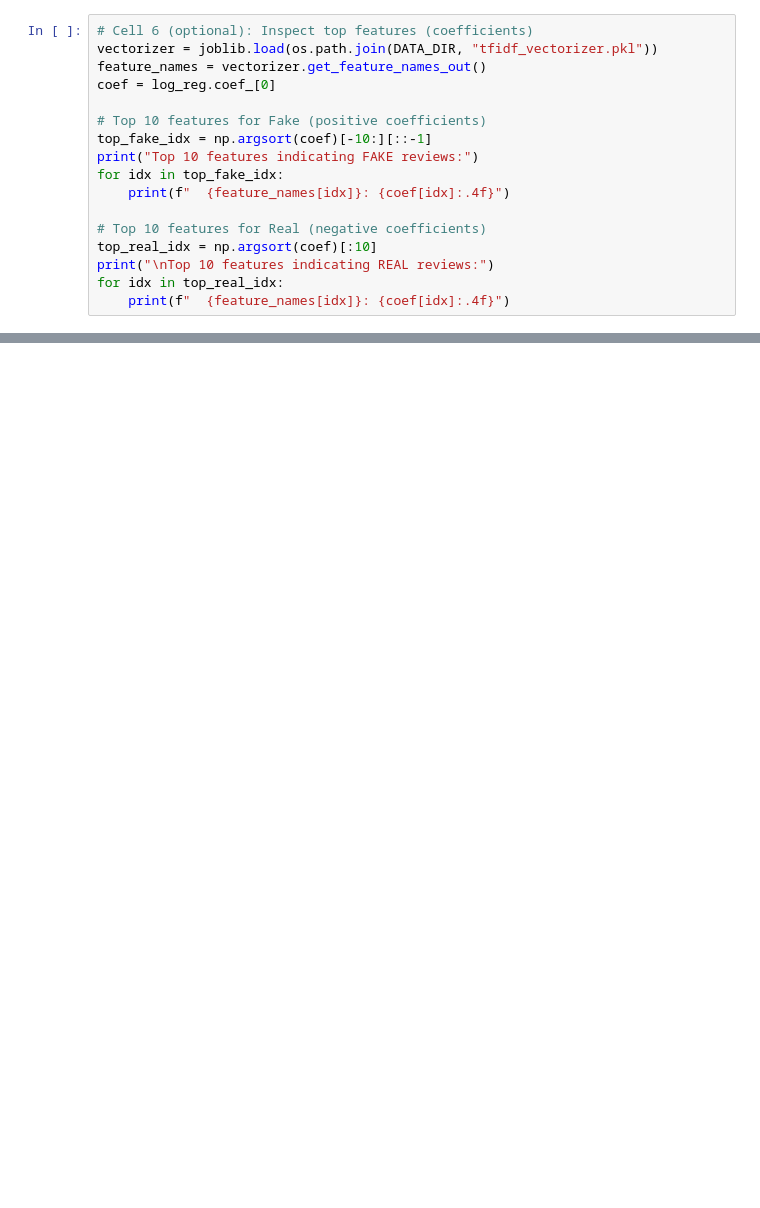
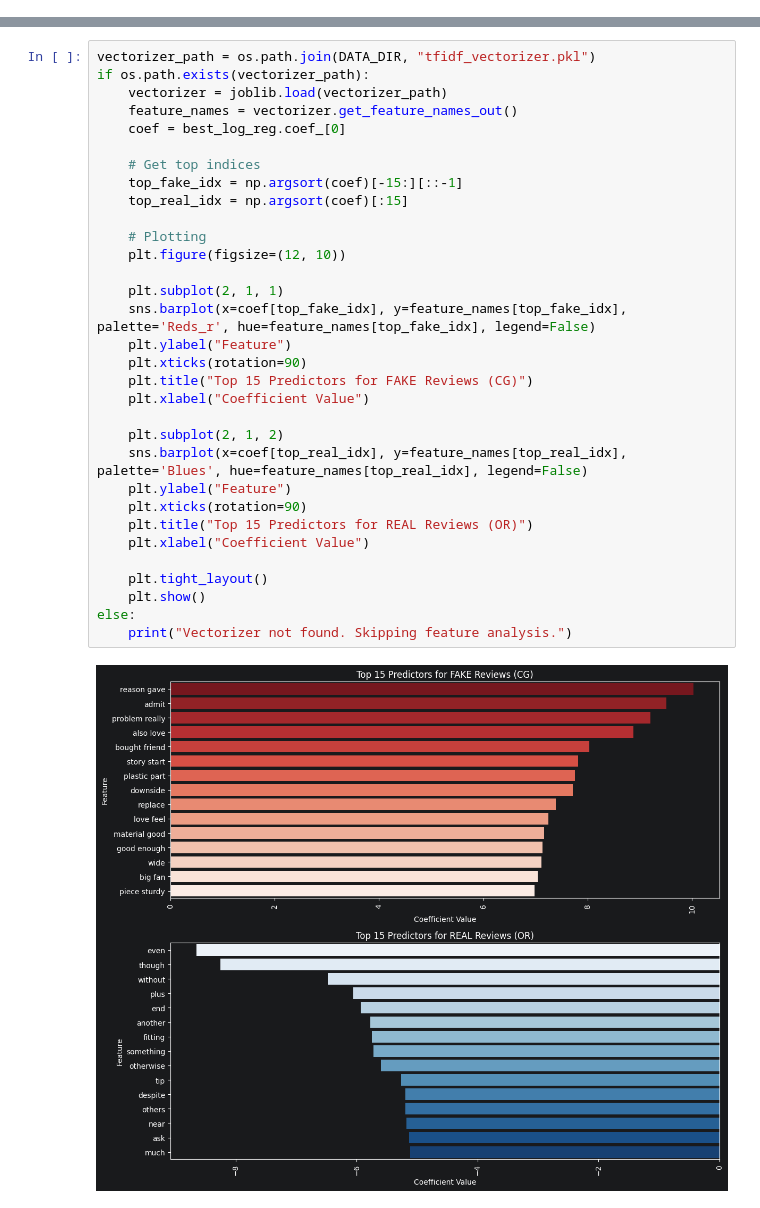
Before and after one commit to zAyman01/FakeReviewDetection, a Jupyter notebook: notebooks/logistic_regression.ipynb, the cells around one changed output, grey strips where cells are left out. Drawn from its saved outputs; the diff is of its cells as text; blank space fills up the shorter version.

```diff
--- a/notebooks/logistic_regression.ipynb
+++ b/notebooks/logistic_regression.ipynb
@@ -80,17 +149,0 @@ Model saved to ../data/processed\logreg_model.pkl
-# %%
-# Cell 6 (optional): Inspect top features (coefficients)
-vectorizer = joblib.load(os.path.join(DATA_DIR, "tfidf_vectorizer.pkl"))
-feature_names = vectorizer.get_feature_names_out()
-coef = log_reg.coef_[0]
-
-# Top 10 features for Fake (positive coefficients)
-top_fake_idx = np.argsort(coef)[-10:][::-1]
-print("Top 10 features indicating FAKE reviews:")
-for idx in top_fake_idx:
-    print(f"  {feature_names[idx]}: {coef[idx]:.4f}")
-
-# Top 10 features for Real (negative coefficients)
-top_real_idx = np.argsort(coef)[:10]
-print("\nTop 10 features indicating REAL reviews:")
-for idx in top_real_idx:
-    print(f"  {feature_names[idx]}: {coef[idx]:.4f}")
@@ -114,0 +154,34 @@ Top 10 features indicating FAKE reviews:
+# %%
+vectorizer_path = os.path.join(DATA_DIR, "tfidf_vectorizer.pkl")
+if os.path.exists(vectorizer_path):
+    vectorizer = joblib.load(vectorizer_path)
+    feature_names = vectorizer.get_feature_names_out()
+    coef = best_log_reg.coef_[0]
+
+    # Get top indices
+    top_fake_idx = np.argsort(coef)[-15:][::-1]
+    top_real_idx = np.argsort(coef)[:15]
+
+    # Plotting
+    plt.figure(figsize=(12, 10))
+
+    plt.subplot(2, 1, 1)
+    sns.barplot(x=coef[top_fake_idx], y=feature_names[top_fake_idx], palette='Reds_r', hue=feature_names[top_fake_idx], legend=False)
+    plt.ylabel("Feature")
+    plt.xticks(rotation=90)
+    plt.title("Top 15 Predictors for FAKE Reviews (CG)")
+    plt.xlabel("Coefficient Value")
+
+    plt.subplot(2, 1, 2)
+    sns.barplot(x=coef[top_real_idx], y=feature_names[top_real_idx], palette='Blues', hue=feature_names[top_real_idx], legend=False)
+    plt.ylabel("Feature")
+    plt.xticks(rotation=90)
+    plt.title("Top 15 Predictors for REAL Reviews (OR)")
+    plt.xlabel("Coefficient Value")
+
+    plt.tight_layout()
+    plt.show()
+else:
+    print("Vectorizer not found. Skipping feature analysis.")
+# %% [output]
+[figure, added]
```
Also changed, not shown: parts of 14 cells of this notebook, 17 other files.
